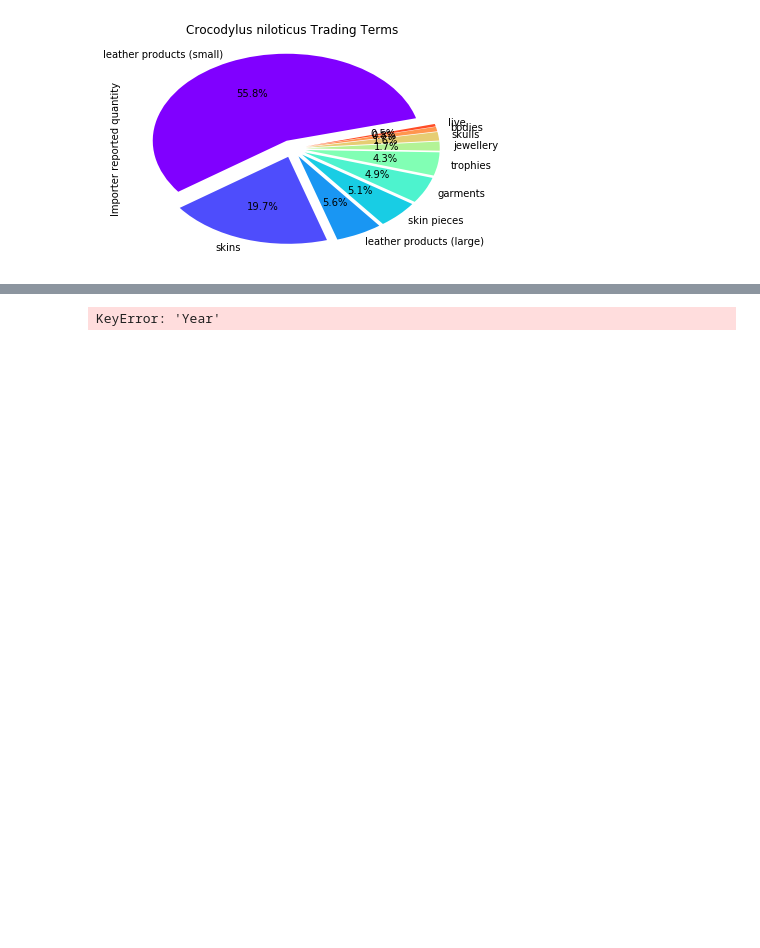
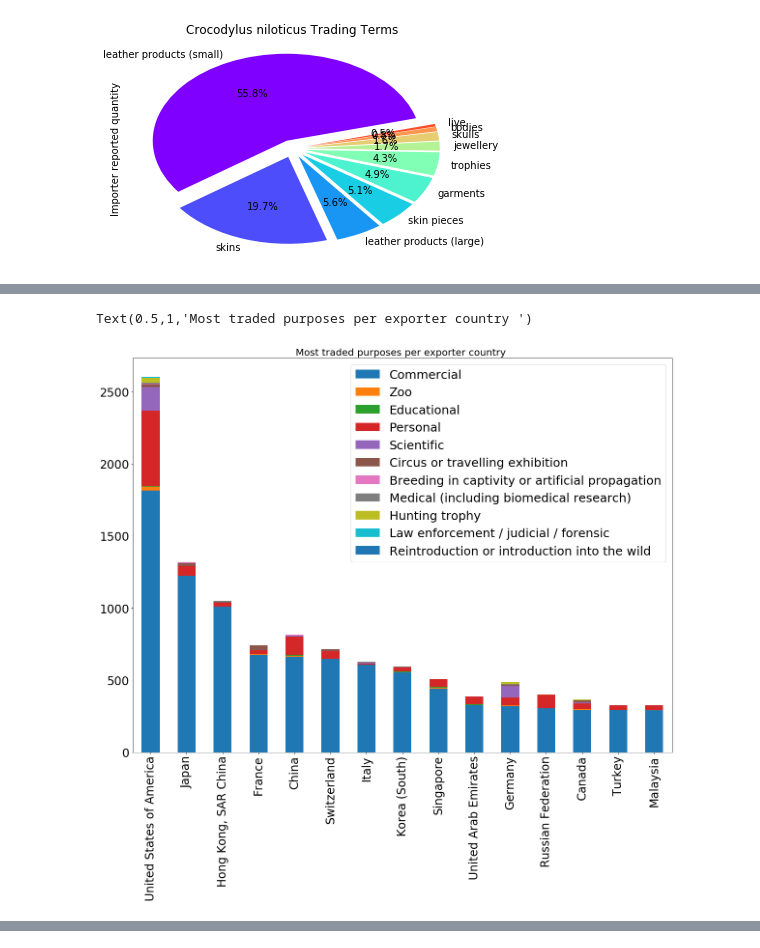
Before and after one commit to EliseLinker/wildlifeproject1, a Jupyter notebook: MergedWildlifeProject-3.ipynb, the cells around one changed output, grey strips where cells are left out. Cells and saved outputs as stored; diff of their text form; code cells hidden in the pictures; blank space fills up the shorter version.

```diff
--- a/MergedWildlifeProject-3.ipynb
+++ b/MergedWildlifeProject-3.ipynb
@@ -662,3 +702,15 @@ Specify the class of the species you want to look for:Reptilia
+# %%
+purpose_list = list(species2['Purpose Description'].unique())
+purpose_classes = purpose_list
+bar_chart2 = pd.DataFrame()
+for i in purpose_classes:
+    bar_chart2[i] = species2['Importer Country Name'].loc[species2['Purpose Description']==i].value_counts()
+bar_chart2.head(15).plot.bar(figsize=(20,15), fontsize=24, stacked=True)
+plt.legend(fontsize=25)
+plt.title('Most traded purposes per exporter country ', fontsize=20)
+# %% [output]
+Text(0.5,1,'Most traded purposes per exporter country ')
+[figure, added]
 # %%
 csvpathx = os.path.join('GDP_Reptilia.csv')
 GPDRep_df = pd.read_csv(csvpathx)
@@ -698,19 +750,3 @@ top20_GDP
 | 17 | Austria | 41255.6 | 42580.4 | 41175.2 | 42382.6 | 44326.5 | 45275.8 | 45787.5 | 46543.6 | 47030.3 | ... |
 | 18 | Bahrain | 40151.1 | 40852.1 | 39632.6 | 39952.7 | 42962.6 | 44495.3 | 46728.3 | 48663.4 | 49607.2 | ... |
 | 19 | Australia | 39427.9 | 40373.1 | 40647.5 | 41511.9 | 42810.8 | 44361 | 45287.1 | 46682.4 | 47643.1 | ... |
-# %%
-from pylab import *
-
-s = top20_GDP['Average']
-t = top20_GDP['Year']
-#s2 = [4,5,6,7,8,9,10,11,12,13,14,15,16,17,18,19,20,21,22,23]
-plot(t, s)
-#plot(t, s2)
-
-xlabel('Item (s)')
-ylabel('Value')
-title('Python Line Chart: Plotting numbers')
-grid(True)
-show()
-# %% [output]
-KeyError: 'Year'
```
Also changed, not shown: parts of 7 cells of this notebook, 4 other files.
